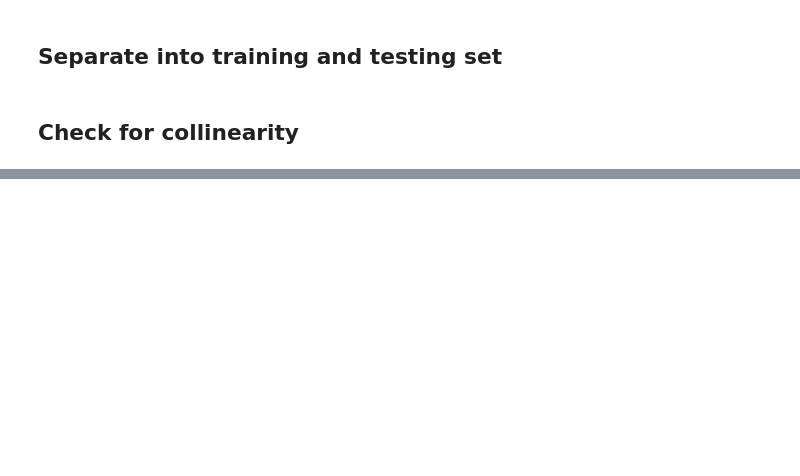
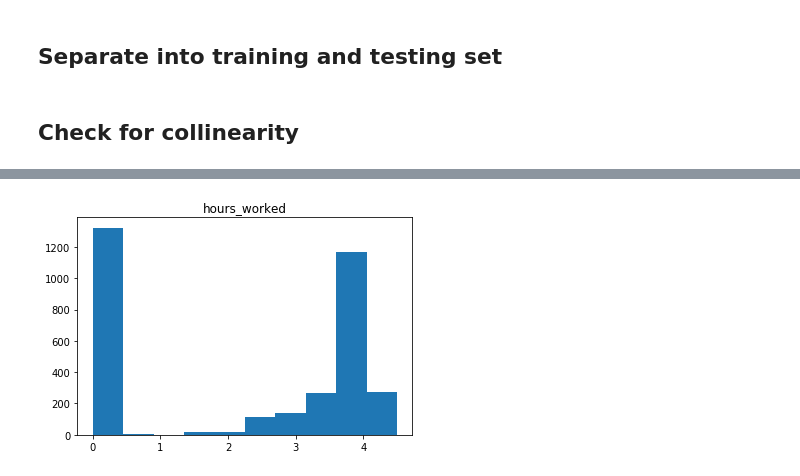
Before and after one commit to SmellsLikeCake/predicting-divorce, a Jupyter notebook: Predicting-Divorce-draft.ipynb, the cells around one changed output, grey strips where cells are left out. Saved outputs shown, nothing was run; the diff lists cells and outputs as text; code cells hidden in the pictures; blank space fills up the shorter version.

```diff
--- a/Predicting-Divorce-draft.ipynb
+++ b/Predicting-Divorce-draft.ipynb
@@ -1384,0 +1612,8 @@ plt.show()
+# %%
+## This does not look better
+
+plt.hist(np.log(x_train.loc[:, 'hours_worked']+1))
+plt.title('hours_worked')
+plt.show()
+# %% [output]
+[figure, added]
```
Also changed, not shown: parts of 82 cells of this notebook.
